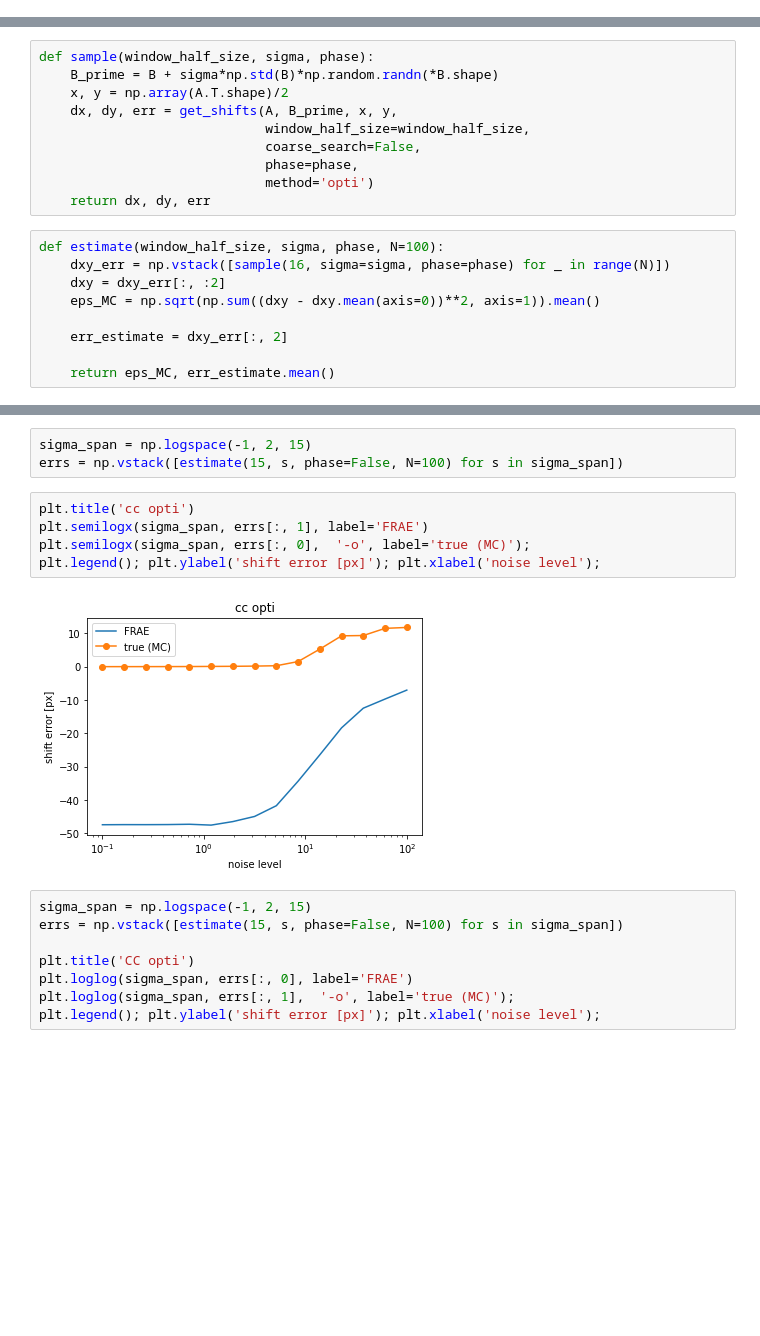
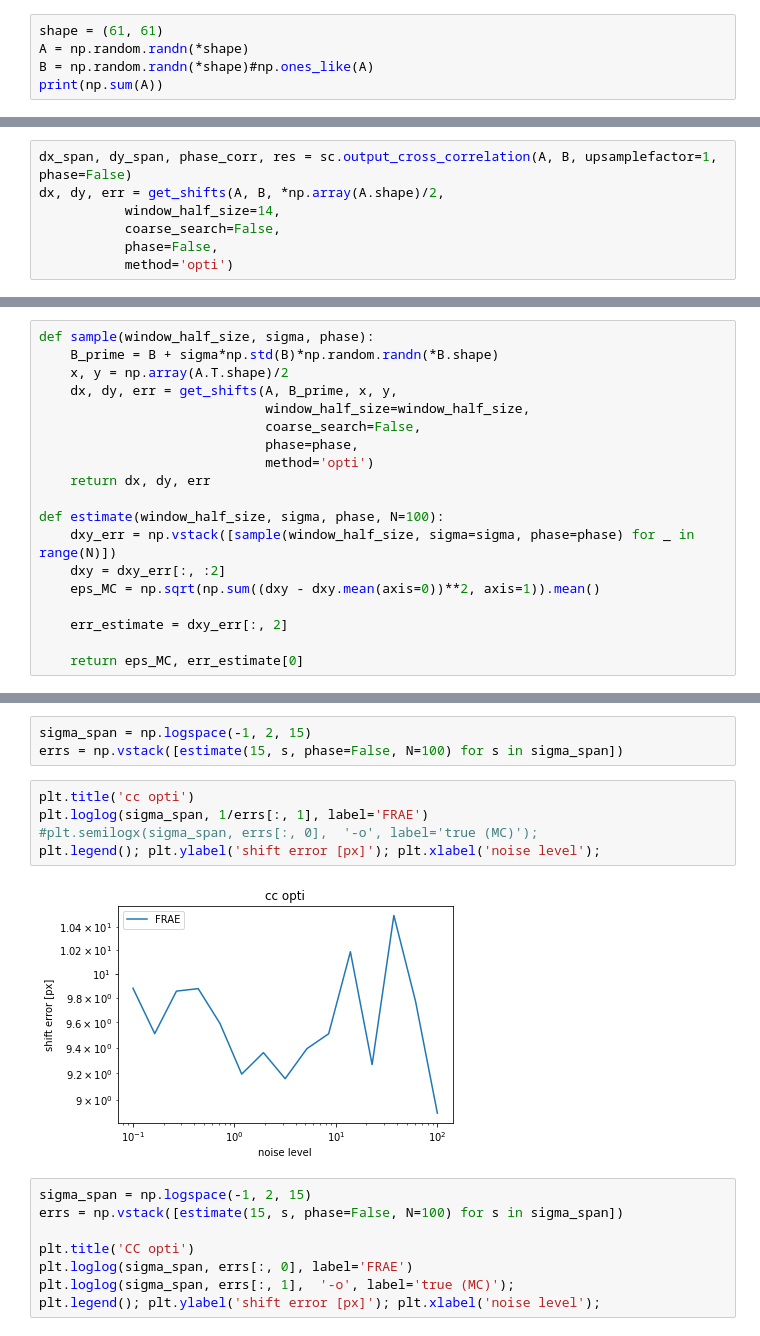
Before and after one commit to xdze2/stretchablecorr, a Jupyter notebook: test_stretchablecorr.ipynb, the cells around one changed output, grey strips where cells are left out. Drawn from its saved outputs; the diff is of its cells as text; blank space fills up the shorter version.

```diff
--- a/test_stretchablecorr.ipynb
+++ b/test_stretchablecorr.ipynb
@@ -118,0 +163,5 @@ get_shifts(A, B, window_half_size, window_half_size,
+# %%
+shape = (61, 61)
+A = np.random.randn(*shape)
+B = np.random.randn(*shape)#np.ones_like(A)
+print(np.sum(A))
@@ -118,0 +170,7 @@ get_shifts(A, B, window_half_size, window_half_size,
+# %%
+dx_span, dy_span, phase_corr, res = sc.output_cross_correlation(A, B, upsamplefactor=1, phase=False)
+dx, dy, err = get_shifts(A, B, *np.array(A.shape)/2,
+           window_half_size=14,
+           coarse_search=False,
+           phase=False,
+           method='opti')
@@ -140,12 +245,12 @@ def sample(window_half_size, sigma, phase):
                              phase=phase,
                              method='opti')
     return dx, dy, err
+
+def estimate(window_half_size, sigma, phase, N=100):
+    dxy_err = np.vstack([sample(window_half_size, sigma=sigma, phase=phase) for _ in range(N)])
+    dxy = dxy_err[:, :2]
+    eps_MC = np.sqrt(np.sum((dxy - dxy.mean(axis=0))**2, axis=1)).mean()
+
+    err_estimate = dxy_err[:, 2]
+
+    return eps_MC, err_estimate[0]
-# %%
-def estimate(window_half_size, sigma, phase, N=100):
-    dxy_err = np.vstack([sample(16, sigma=sigma, phase=phase) for _ in range(N)])
-    dxy = dxy_err[:, :2]
-    eps_MC = np.sqrt(np.sum((dxy - dxy.mean(axis=0))**2, axis=1)).mean()
-
-    err_estimate = dxy_err[:, 2]
-
-    return eps_MC, err_estimate.mean()
@@ -164,11 +273,11 @@ sigma_span = np.logspace(-1, 2, 15)
 errs = np.vstack([estimate(15, s, phase=False, N=100) for s in sigma_span])
 # %%
 plt.title('cc opti')
-plt.semilogx(sigma_span, errs[:, 1], label='FRAE')
-plt.semilogx(sigma_span, errs[:, 0],  '-o', label='true (MC)');
+plt.loglog(sigma_span, 1/errs[:, 1], label='FRAE')
+#plt.semilogx(sigma_span, errs[:, 0],  '-o', label='true (MC)');
 plt.legend(); plt.ylabel('shift error [px]'); plt.xlabel('noise level');
 # %% [output]
-[figure, old version]
+[figure, new version]
 # %%
 sigma_span = np.logspace(-1, 2, 15)
 errs = np.vstack([estimate(15, s, phase=False, N=100) for s in sigma_span])
```
Also changed, not shown: parts of 37 cells of this notebook, 4 other files.
